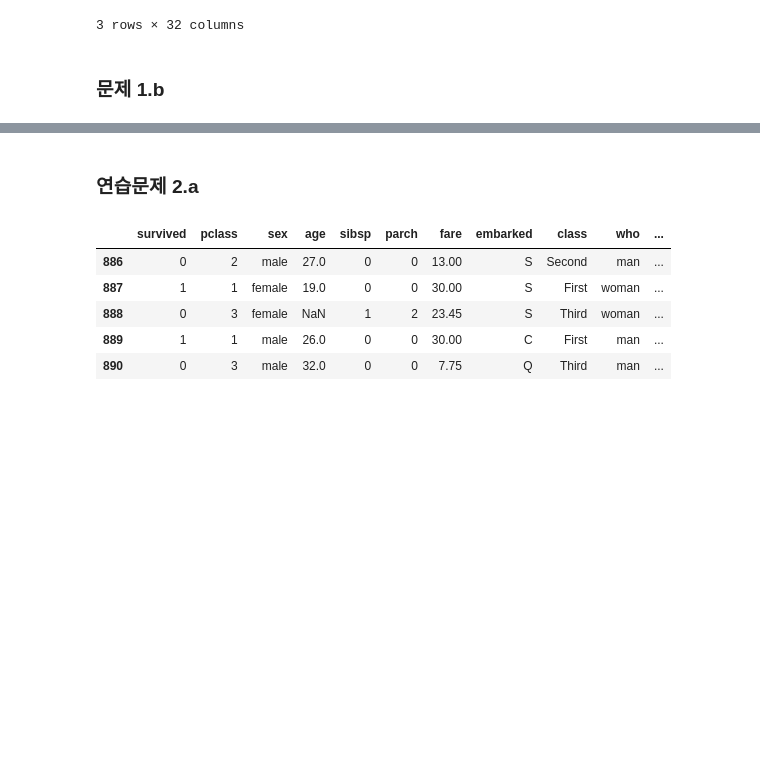
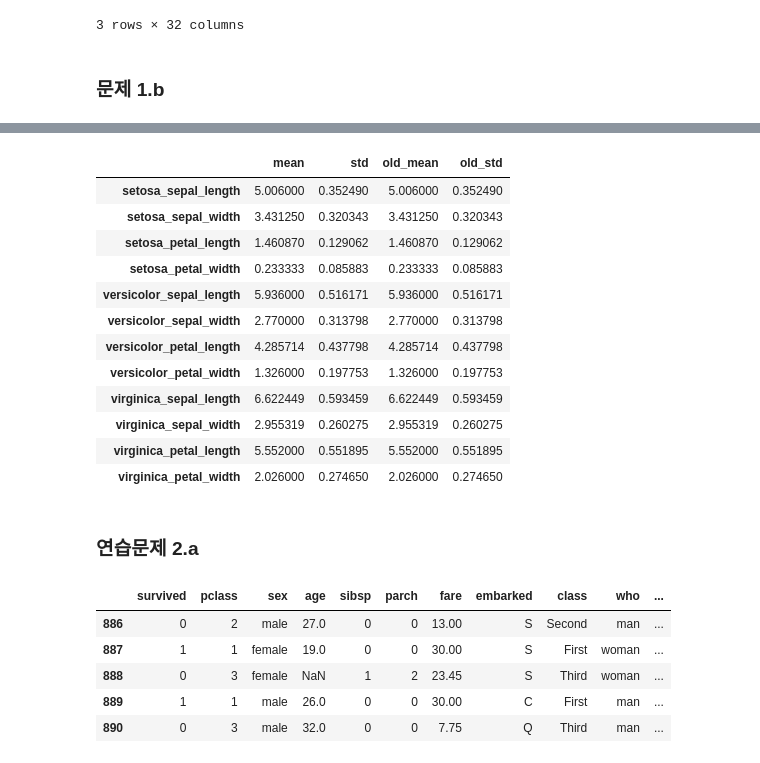
Before and after one commit to STNox/Data-Analysis, a Jupyter notebook: 03. Pandas/exercise2.ipynb, the cells around one changed output, grey strips where cells are left out. Cells and saved outputs as stored; diff of their text form; code cells hidden in the pictures; blank space fills up the shorter version.

```diff
--- a/03. Pandas/exercise2.ipynb
+++ b/03. Pandas/exercise2.ipynb
@@ -91,3 +71,61 @@ ref_setosa =
+# %%
+new_virgin = pd.DataFrame({'sepal_length':abn(virgin.sepal_length),
+                           'sepal_width': abn(virgin.sepal_width),
+                           'petal_length': abn(virgin.petal_length),
+                           'petal_width': abn(virgin.petal_width)})
+vir_cols = [new_virgin.sepal_length, new_virgin.sepal_width, new_virgin.petal_length, new_virgin.petal_width]
+virgin_mean = get_mean(vir_cols)
+virgin_std = get_std(vir_cols)
+# %%
+sm = pd.Series(setosa_mean, ['setosa_sepal_length', 'setosa_sepal_width', 'setosa_petal_length', 'setosa_petal_width'])
+ss = pd.Series(setosa_std, ['setosa_sepal_length', 'setosa_sepal_width', 'setosa_petal_length', 'setosa_petal_width'])
+vm = pd.Series(versi_mean, ['versicolor_sepal_length', 'versicolor_sepal_width', 'versicolor_petal_length', 'versicolor_petal_width'])
+vs = pd.Series(versi_std, ['versicolor_sepal_length', 'versicolor_sepal_width', 'versicolor_petal_length', 'versicolor_petal_width'])
+vim = pd.Series(virgin_mean, ['virginica_sepal_length', 'virginica_sepal_width', 'virginica_petal_length', 'virginica_petal_width'])
+vis = pd.Series(virgin_std, ['virginica_sepal_length', 'virginica_sepal_width', 'virginica_petal_length', 'virginica_petal_width'])
+smf = sm.to_frame('mean').T
+ssf = ss.to_frame('std').T
+seto = pd.concat([smf, ssf])
+vmf = vm.to_frame('mean').T
+vsf = vs.to_frame('std').T
+vers = pd.concat([vmf, vsf])
+vimf = vim.to_frame('mean').T
+visf = vis.to_frame('std').T
+virg = pd.concat([vimf, visf])
+sec = pd.concat([seto, vers], axis=1)
+fin = pd.concat([sec, virg], axis=1)
+desc_iris = fin.T
+# %%
+old_set_cols = [setosa.sepal_length, setosa.sepal_width, setosa.petal_length, setosa.petal_width]
+old_ver_cols = [versi.sepal_length, versi.sepal_width, versi.petal_length, versi.petal_width]
+old_vir_cols = [virgin.sepal_length, virgin.sepal_width, virgin.petal_length, virgin.petal_width]
+old_smean = get_mean(old_set_cols)
+old_sstd = get_std(old_set_cols)
+old_vemean = get_mean(old_ver_cols)
+old_vestd = get_std(old_ver_cols)
+old_vimean = get_mean(old_vir_cols)
+old_vistd = get_std(old_vir_cols)
+old_mean = [old_smean, old_vemean, old_vimean]
+old_std = [old_sstd, old_vestd, old_vistd]
+old_mean = sum(old_mean, [])
+old_std = sum(old_std, [])
+desc_iris['old_mean'] = old_mean
+desc_iris['old_std'] = old_std
+desc_iris
+# %% [output]
+|  | mean | std | old_mean | old_std |
+| setosa_sepal_length | 5.006000 | 0.352490 | 5.006000 | 0.352490 |
+| setosa_sepal_width | 3.431250 | 0.320343 | 3.431250 | 0.320343 |
+| setosa_petal_length | 1.460870 | 0.129062 | 1.460870 | 0.129062 |
+| setosa_petal_width | 0.233333 | 0.085883 | 0.233333 | 0.085883 |
+| versicolor_sepal_length | 5.936000 | 0.516171 | 5.936000 | 0.516171 |
+| versicolor_sepal_width | 2.770000 | 0.313798 | 2.770000 | 0.313798 |
+| versicolor_petal_length | 4.285714 | 0.437798 | 4.285714 | 0.437798 |
+| versicolor_petal_width | 1.326000 | 0.197753 | 1.326000 | 0.197753 |
+| virginica_sepal_length | 6.622449 | 0.593459 | 6.622449 | 0.593459 |
+| virginica_sepal_width | 2.955319 | 0.260275 | 2.955319 | 0.260275 |
+| virginica_petal_length | 5.552000 | 0.551895 | 5.552000 | 0.551895 |
+| virginica_petal_width | 2.026000 | 0.274650 | 2.026000 | 0.274650 |
 # %% [markdown]
 ### 연습문제 2.a
 # %%
```
Also changed, not shown: parts of 18 cells of this notebook.
